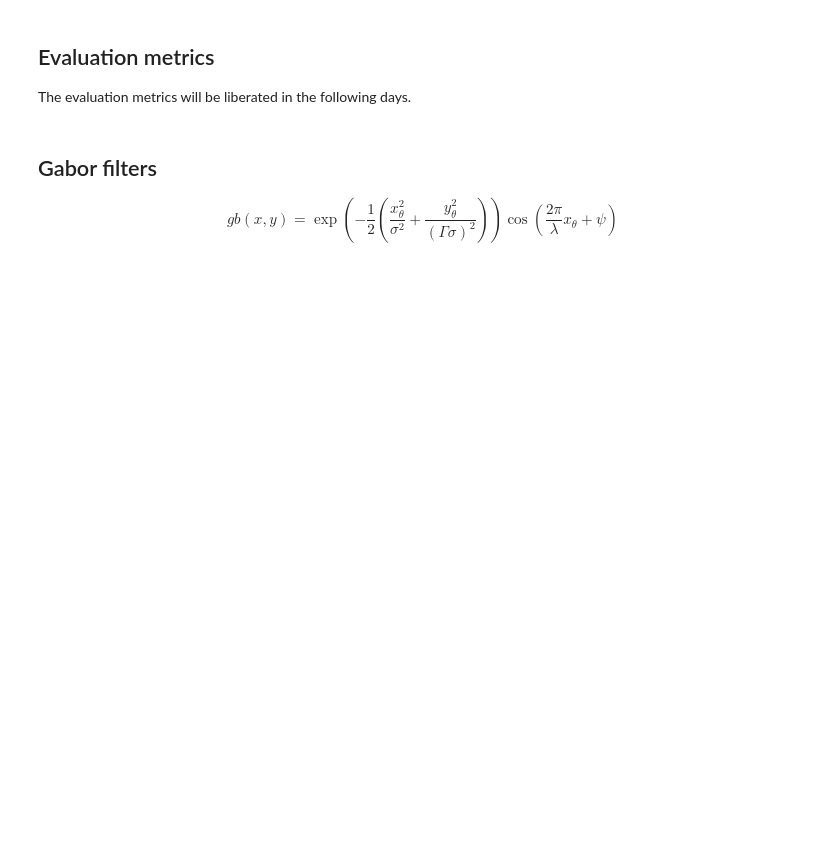
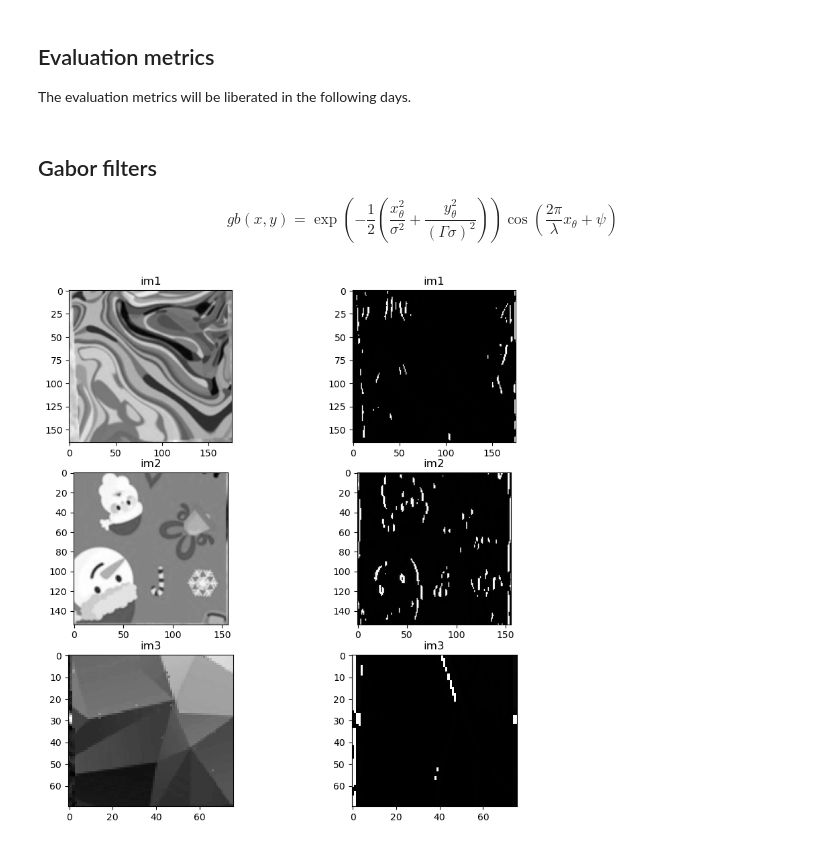
Before and after one commit to sirogosig/EE-451_code, a Jupyter notebook: project/project.ipynb, the cells around one changed output. Cells and saved outputs as stored; diff of their text form; code cells hidden in the pictures; blank space fills up the shorter version.

```diff
--- a/project/project.ipynb
+++ b/project/project.ipynb
@@ -258,3 +379,56 @@ The evaluation metrics will be liberated in the following days.
 ## Gabor filters
 
 $$ gb(x,y) = \exp \left( -\frac{1}{2} \left( \frac{x_{\theta}^2}{\sigma^2} + \frac{y_{\theta}^2}{(\Gamma\sigma)^2} \right) \right) \cos \left( \frac{2 \pi}{\lambda} x_{\theta} + \psi \right) $$
+# %%
+from skimage.filters import gabor_kernel
+from scipy import ndimage as ndi
+from skimage.util import img_as_float
+
+def compute_feats_images(image, kernels):
+    feats = np.zeros((len(kernels), 2), dtype=np.double)
+    images = []
+    for k, kernel in enumerate(kernels):
+        filtered = ndi.convolve(image, kernel, mode='wrap')
+        feats[k, 0] = filtered.mean()
+        feats[k, 1] = filtered.var()
+        images.append(filtered)
+    return feats, images
+
+# prepare filter bank kernels
+kernels = []
+for theta in range(4):
+    theta = theta / 4. * np.pi
+    for sigma in (1,3):
+        for frequency in (0.05, 0.25):
+            kernel = np.real(gabor_kernel(0.25, theta=theta, sigma_x=2, sigma_y=2))
+            kernels.append(kernel)
+
+
+# prepare reference features
+im1=cv.cvtColor(cv.imread('data_project/piece1.png'),cv.COLOR_BGR2GRAY)
+im2=cv.cvtColor(cv.imread('data_project/piece2.png'),cv.COLOR_BGR2GRAY)
+im3=cv.cvtColor(cv.imread('data_project/piece3.png'),cv.COLOR_BGR2GRAY)
+
+shrink = (slice(0, None, 3), slice(0, None, 3))
+im1_f = img_as_float(im1)[shrink]
+im2_f = img_as_float(im2)[shrink]
+im3_f = img_as_float(im3)[shrink]
+image_names = ('im1', 'im2', 'im3')
+images = (im1, im2, im3)
+
+ref_feats = np.zeros((3, len(kernels), 2), dtype=np.double)
+ref_feats[0, :, :], filt_images_1 = compute_feats_images(im1, kernels)
+ref_feats[1, :, :], filt_images_2 = compute_feats_images(im2, kernels)
+ref_feats[2, :, :], filt_images_3 = compute_feats_images(im3, kernels)
+
+filt_images=[filt_images_1,filt_images_2,filt_images_3]
+
+fig, axes = plt.subplots(3,2, figsize=(10,10))
+
+for i,row in enumerate(axes):
+    row[0].imshow(images[i],cmap='gray')
+    row[1].imshow(filt_images[i][1],cmap='gray')
+    row[0].title.set_text(image_names[i])
+    row[1].title.set_text(image_names[i])
+# %% [output]
+[figure, added]
```
Also changed, not shown: parts of 6 cells of this notebook, 1 other file.
